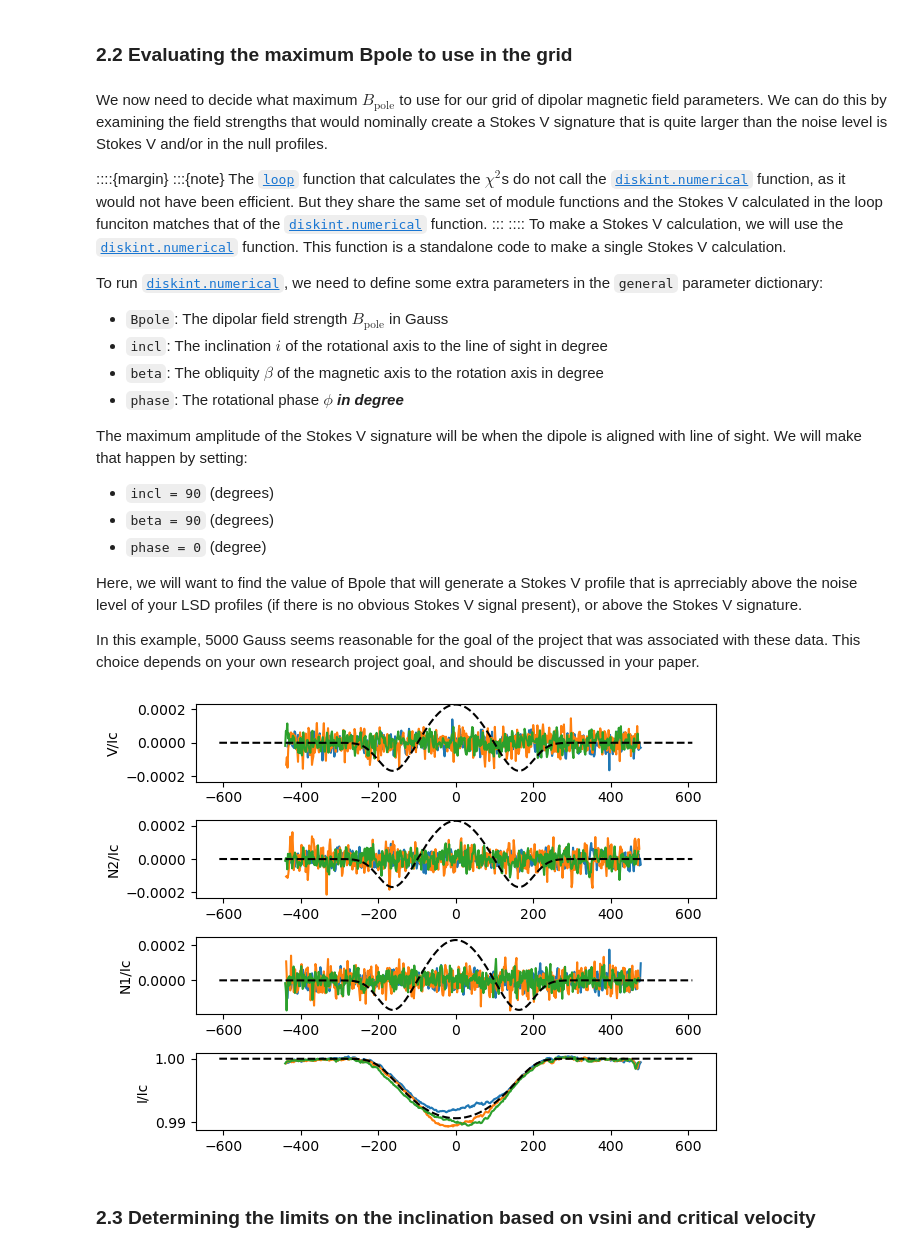
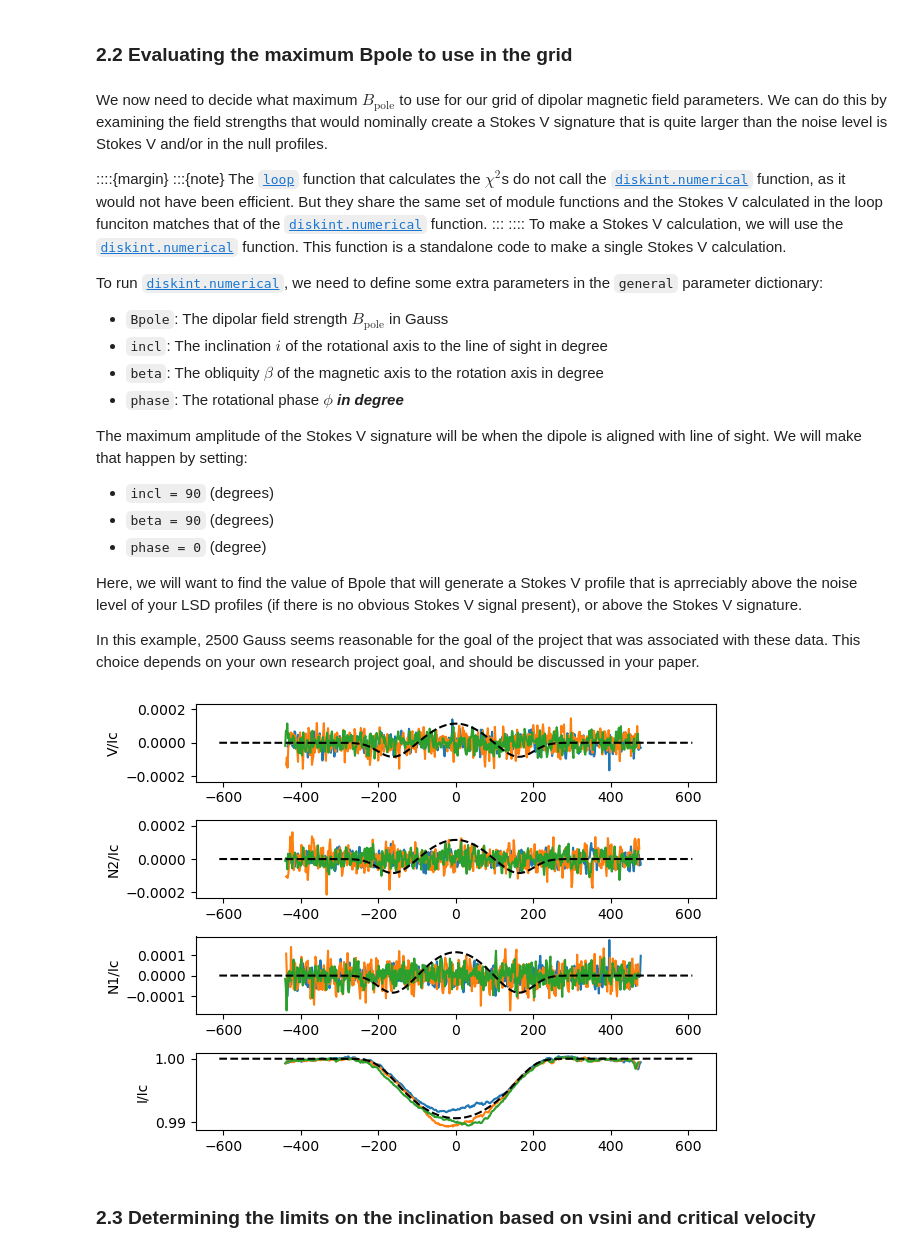
Before and after one commit to veropetit/pyRaven, a Jupyter notebook: JupyterBook/SimpleApplication/03-ChiSquareCalcLoop.ipynb, the cells around one changed output. Saved outputs shown, nothing was run; the diff lists cells and outputs as text; code cells hidden in the pictures.

```diff
--- a/JupyterBook/SimpleApplication/03-ChiSquareCalcLoop.ipynb
+++ b/JupyterBook/SimpleApplication/03-ChiSquareCalcLoop.ipynb
@@ -156,30 +156,30 @@ The maximum amplitude of the Stokes V signature will be when the dipole is align
 
 Here, we will want to find the value of Bpole that will generate a Stokes V profile that is aprreciably above the noise level of your LSD profiles (if there is no obvious Stokes V signal present), or above the Stokes V signature.
 
-In this example, 5000 Gauss seems reasonable for the goal of the project that was associated with these data. This choice depends on your own research project goal, and should be discussed in your paper.
+In this example, 2500 Gauss seems reasonable for the goal of the project that was associated with these data. This choice depends on your own research project goal, and should be discussed in your paper.
 # %%
 # make a copy of the parameters that are defined for the Stokes I fit
 magparam = copy.copy(genparam)
 # Add parameters for the dopolar field configuration
-magparam['Bpole'] = 5000
+magparam['Bpole'] = 2500
 magparam['incl'] = 90
 magparam['beta'] = 90
 magparam['phase'] = 90
 
 param = param={'general' : magparam,
         'weak' : weakparam
        }
 
 model = rav.diskint.numerical(param)
 
 # Make a graph of the Scaled LSD profiles in the data Packet
 fig, ax = Packet.scaled.plot()
 # Overplot the calculated model
 ax[3].plot(model['vel'], model['flux'], ls='--', c='k')
 for item in ax.flatten()[0:3]:
        item.plot(model['vel'], model['V'], ls='--', c='k')
 # %% [output]
-[figure, old version]
+[figure, new version]
 # %% [markdown]
 ### 2.3 Determining the limits on the inclination based on vsini and critical velocity
 # %% [markdown]
```
Also changed, not shown: parts of 2 cells of this notebook, 1 other file.
